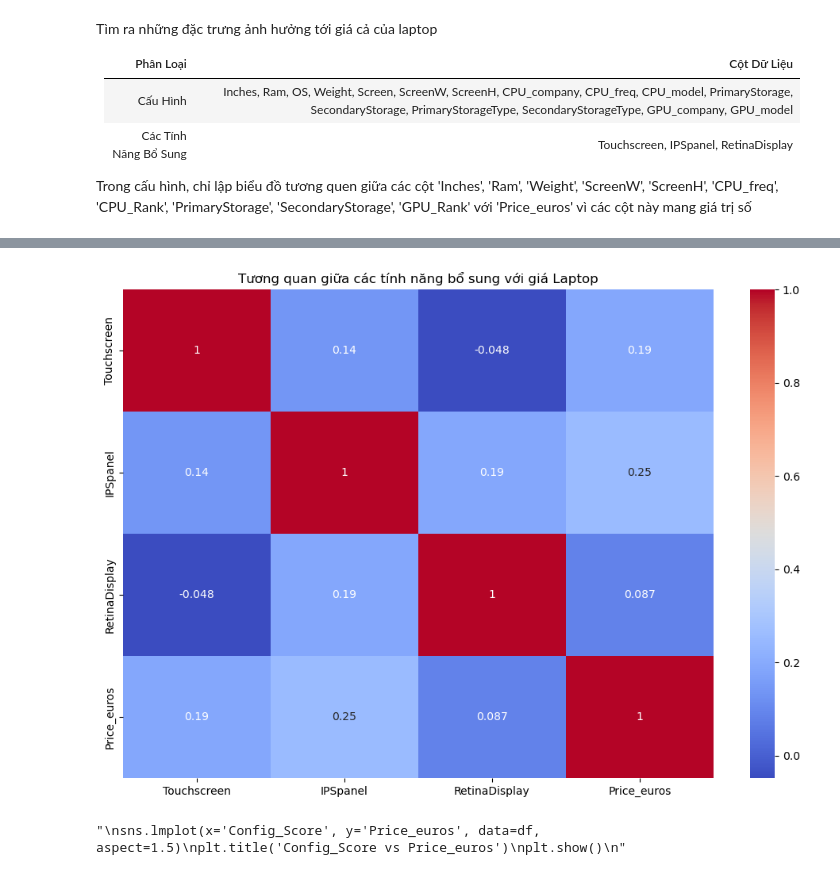
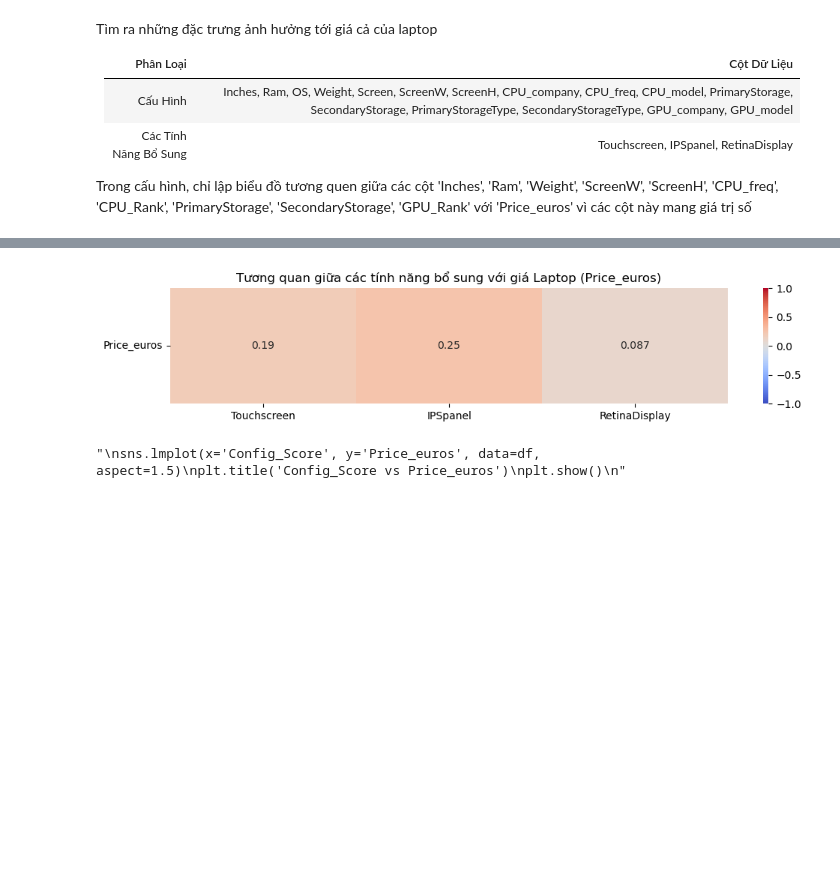
Before and after one commit to nguyennn263/final-lab-programming4DS, a Jupyter notebook: TienQuoc_Q1.ipynb, the cells around one changed output, grey strips where cells are left out. Saved outputs shown, nothing was run; the diff lists cells and outputs as text; code cells hidden in the pictures; blank space fills up the shorter version.

```diff
--- a/TienQuoc_Q1.ipynb
+++ b/TienQuoc_Q1.ipynb
@@ -568,16 +572,18 @@ plt.show()
 # %%
 # Chuyển giá trị YES/NO sang 1/0 của 3 cột Touchscreen, IPSpanel, RetinaDisplay
 df['Touchscreen'] = df['Touchscreen'].map({'Yes': 1, 'No': 0})
 df['IPSpanel'] = df['IPSpanel'].map({'Yes': 1, 'No': 0})
 df['RetinaDisplay'] = df['RetinaDisplay'].map({'Yes': 1, 'No': 0})
 
-
-plt.figure(figsize=(12, 8))
-sns.heatmap(df[['Touchscreen', 'IPSpanel', 'RetinaDisplay', 'Price_euros']].corr(), annot=True, cmap='coolwarm')
-plt.title('Tương quan giữa các tính năng bổ sung với giá Laptop')
+corr_matrix = df[['Touchscreen', 'IPSpanel', 'RetinaDisplay', 'Price_euros']].corr()
+price_corr = corr_matrix[['Price_euros']].drop('Price_euros')
+plt.figure(figsize=(12, 2))
+sns.heatmap(price_corr.T, annot=True, cmap='coolwarm', cbar=True, vmin=-1, vmax=1)
+plt.title('Tương quan giữa các tính năng bổ sung với giá Laptop (Price_euros)')
+plt.yticks(rotation=0)
 plt.show()
 # %% [output]
-[figure, old version]
+[figure, new version]
 # %%
 '''
 sns.lmplot(x='Config_Score', y='Price_euros', data=df, aspect=1.5)
```
Also changed, not shown: parts of 1 cell of this notebook.
